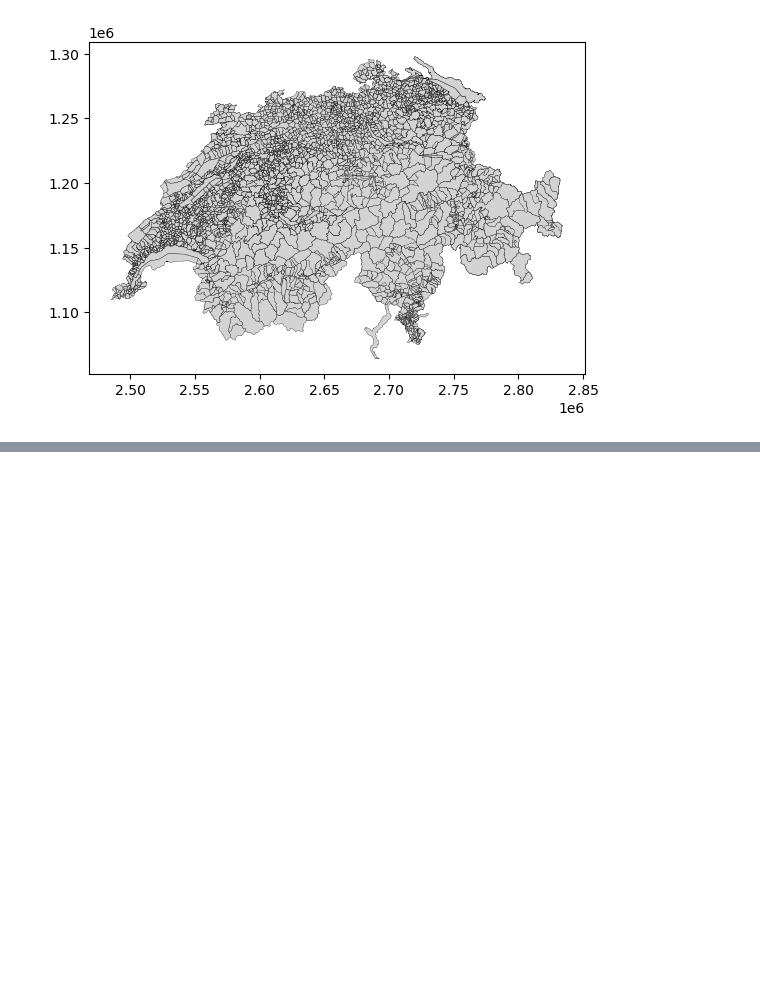
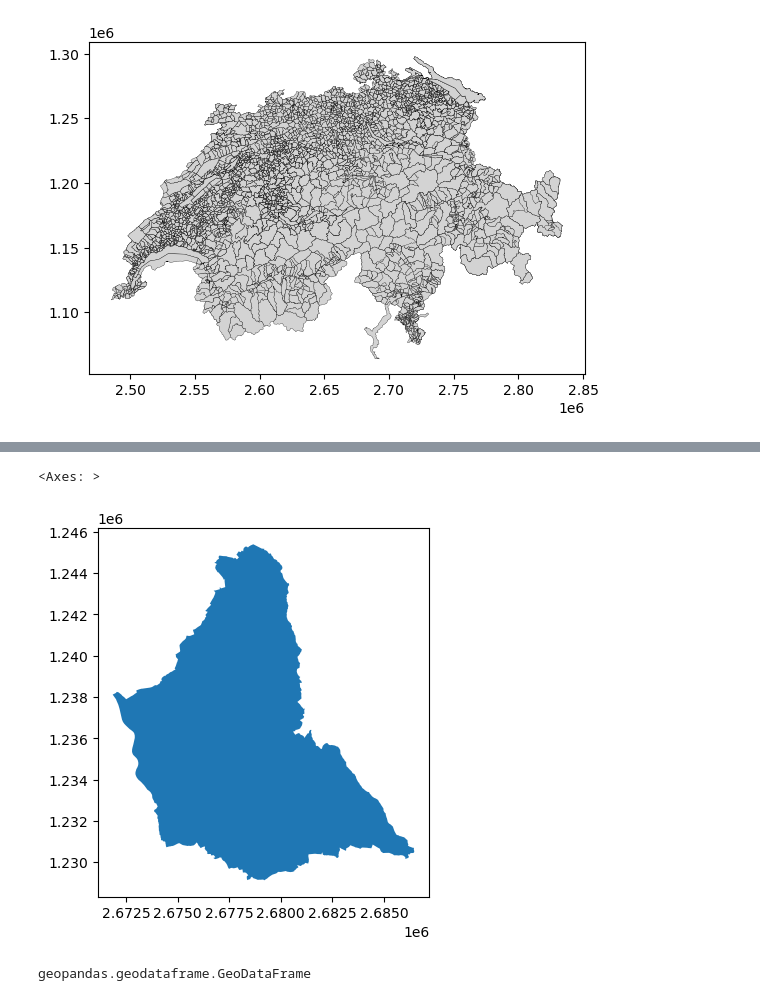
Before and after one commit to SeaWaterProject/introgeodf, a Jupyter notebook: codigopc4.ipynb, the cells around one changed output, grey strips where cells are left out. Drawn from its saved outputs; the diff is of its cells as text; code cells hidden in the pictures; blank space fills up the shorter version.

```diff
--- a/Untitled.ipynb
+++ b/codigopc4.ipynb
@@ -1311,0 +1344,14 @@ gpd.GeoDataFrame(index=[0],data={'BEZNAME':'Bezirk Affoltern'},
+# %%
+#DISSOLVE
+
+switzerland_municipalities[switzerland_municipalities.BEZNAME=='Bezirk Affoltern'].dissolve().plot()
+# %% [output]
+<Axes: >
+[figure, added]
+# %%
+BezirkAffoltern_dissolve=switzerland_municipalities[switzerland_municipalities.BEZNAME=='Bezirk Affoltern'].dissolve()
+
+# we got?
+type(BezirkAffoltern_dissolve)
+# %% [output]
+geopandas.geodataframe.GeoDataFrame
```
Also changed, not shown: parts of 44 cells of this notebook, 1 other file.
